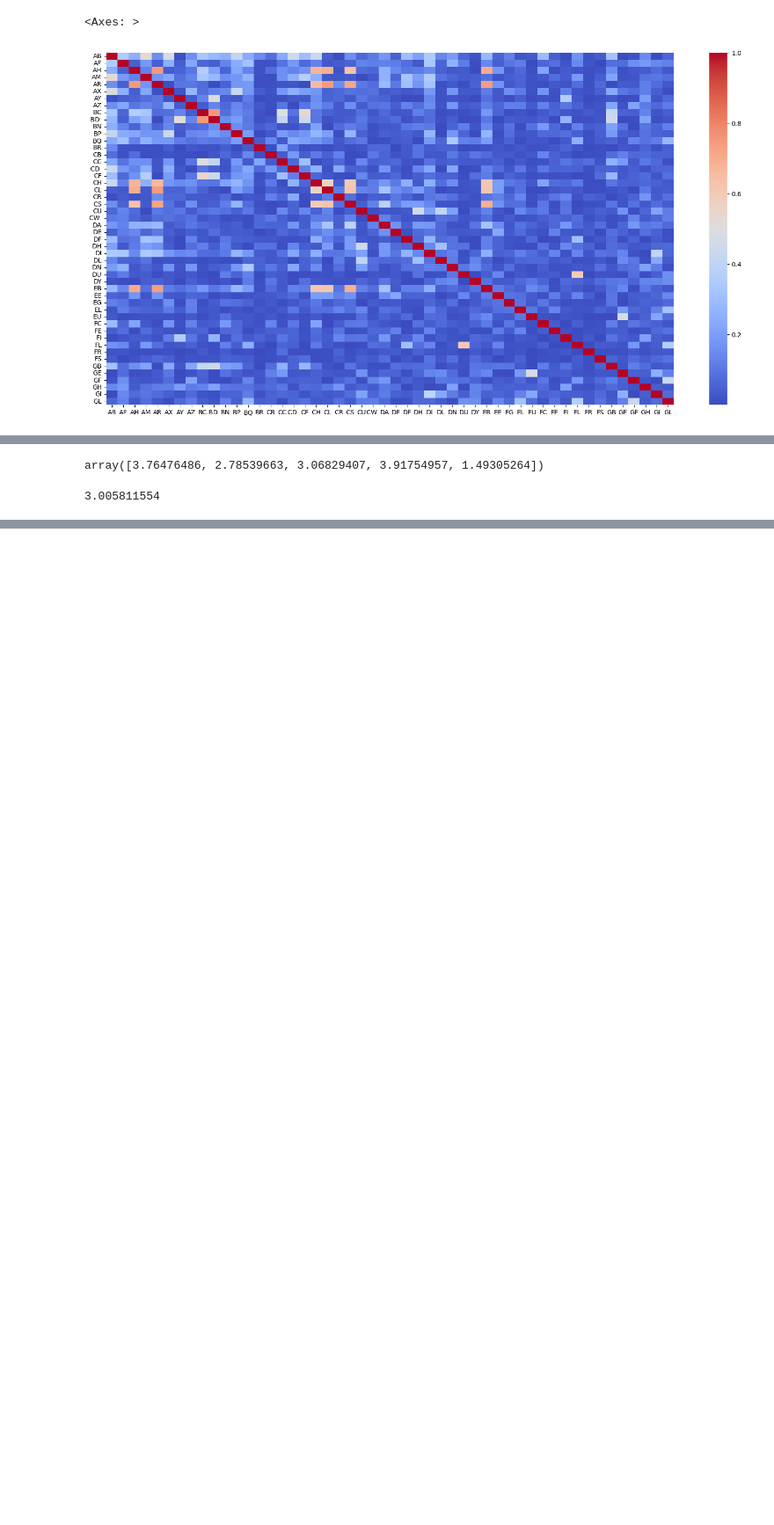
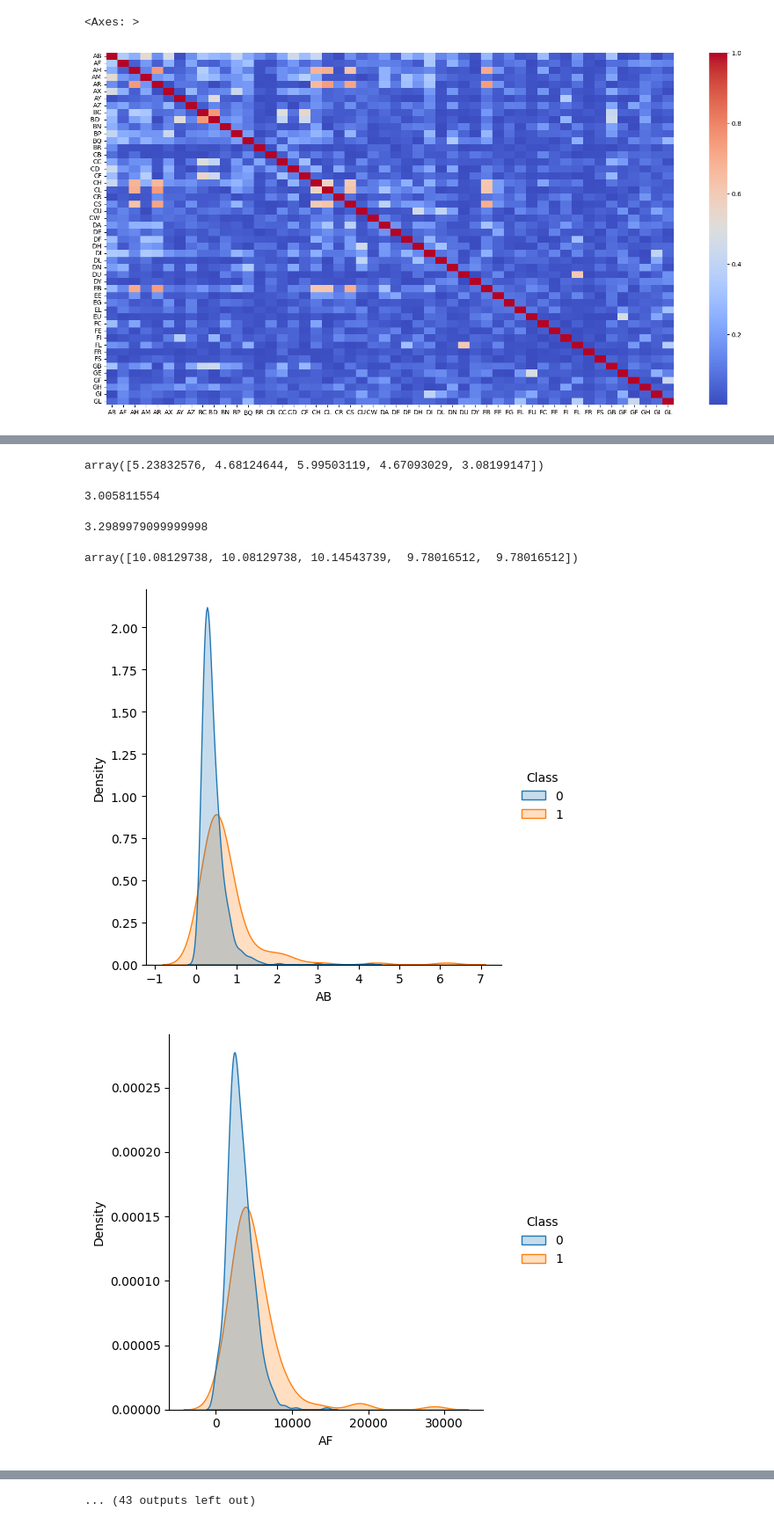
Before and after one commit to mannh/icr_kaggel, a Jupyter notebook: notebooks/eda.ipynb, the cells around one changed output, grey strips where cells are left out. Shown at 88% size. Saved outputs shown, nothing was run; the diff lists cells and outputs as text; code cells hidden in the pictures; blank space fills up the shorter version.

```diff
--- a/notebooks/eda.ipynb
+++ b/notebooks/eda.ipynb
@@ -121,10 +123,35 @@ from sklearn.metrics import make_scorer
 # %%
 features_with_cat = list(features) + cat_cols
 cat_col_idx = [len(features_with_cat) - 1]
-cross_val_score(CatBoostClassifier(verbose=0, cat_features=cat_col_idx), train_set[features_with_cat], train_set['Class'], scoring=make_scorer(balanced_log_loss), cv=5)
+cross_val_score(CatBoostClassifier(verbose=0, cat_features=cat_col_idx, iterations=3000, max_depth=12),
+                train_set[features_with_cat], train_set['Class'],
+                scoring=make_scorer(balanced_log_loss),
+                cv=StratifiedKFold(n_splits=5, shuffle=True,
+                                   random_state=42))
 # %% [output]
-array([3.76476486, 2.78539663, 3.06829407, 3.91754957, 1.49305264])
+array([5.23832576, 4.68124644, 5.99503119, 4.67093029, 3.08199147])
 # %%
 np.array([3.76476486, 2.78539663, 3.06829407, 3.91754957, 1.49305264]).mean()
 # %% [output]
 3.005811554
+# %%
+np.array([3.76476486, 2.48888102, 3.78970216, 4.30109434, 2.15054717]).mean()
+# %% [output]
+3.2989979099999998
+# %%
+from sklearn.linear_model import LogisticRegression
+cross_val_score(LogisticRegression(max_iter=1000), train_set[['DN']], train_set['Class'],
+                scoring=make_scorer(balanced_log_loss),
+                cv=StratifiedKFold(n_splits=5, shuffle=True,
+                                      random_state=42))
+# %% [output]
+array([10.08129738, 10.08129738, 10.14543739,  9.78016512,  9.78016512])
+# %%
+train_set['y_hat']=  ((train_set['CR'] <= .6)).astype(int)
+# %%
+for f in features:
+    sns.displot(data=train_set, x=f, hue='Class', kind='kde', fill=True, common_norm=False,)
+    plt.show()
+# %% [output]
+[figure, added]
+[figure, added]
@@ -130,0 +168 @@ np.array([3.76476486, 2.78539663, 3.06829407, 3.91754957, 1.49305264]).mean()
+... (43 outputs left out)
```
Also changed, not shown: parts of 10 cells of this notebook, 1 other file.
